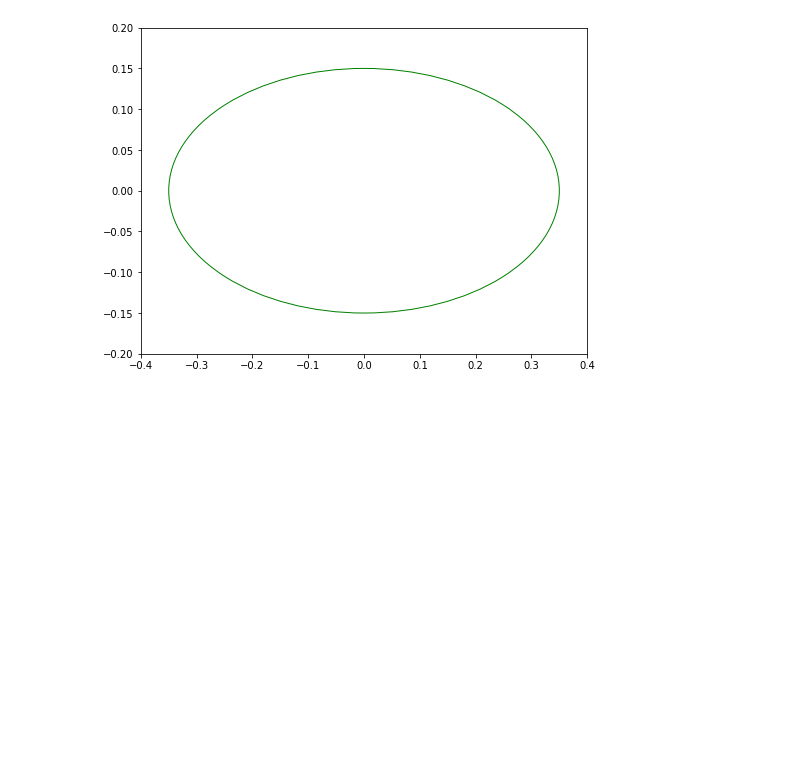
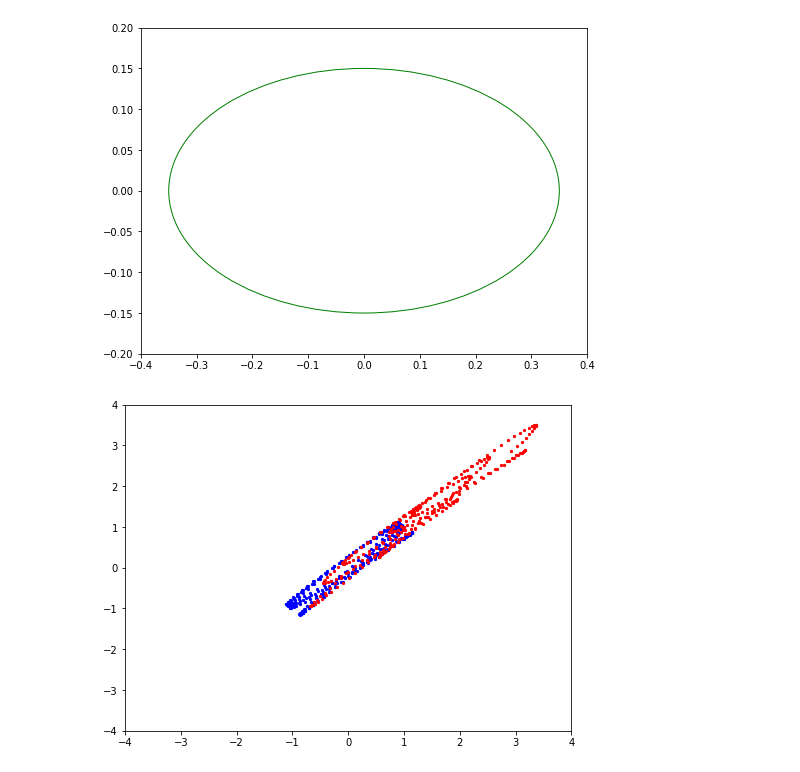
Before and after one commit to sy-eng/mosyamosya, a Jupyter notebook: bayesDL/chapter4/fig4_1.ipynb, the cells around one changed output. Drawn from its saved outputs; the diff is of its cells as text; code cells hidden in the pictures; blank space fills up the shorter version.

```diff
--- a/bayesDL/chapter4/fig4_1.ipynb
+++ b/bayesDL/chapter4/fig4_1.ipynb
@@ -316,3 +316,90 @@ plt.show()
 [[ 0.70710678  0.70710678]
  [-0.70710678  0.70710678]]
 [figure]
+# %%
+%matplotlib inline
+
+import numpy as np
+from matplotlib import pyplot as plt
+from matplotlib import patches
+import math
+from scipy.stats import multivariate_normal
+
+# Initial point
+z = np.array([1.0, 1.0])
+epsilon = 0.05
+epsilonU = epsilon
+epsilonP = epsilon
+L = 300
+
+mu = np.array([0.0, 0.0])
+# The covariance matrix has eigenvalue 0.7 for (1, -1) and 0.3 for (1, 1)
+# Then, the covariance matrix is ((0.5, -0.2), (-0.2, 0.5))
+covarianceMatrix = np.array([[0.25, -0.1], [-0.1, 0.25]])
+
+def U(z):
+    # U = -ln p~(z)
+    return (z - mu).dot(np.linalg.inv(covarianceMatrix).dot(z - mu)) / 2
+
+def K(p):
+    return p.dot(p) / 2
+
+def H(z, p):
+    return U(z) + K(p)
+
+def dU(z):
+    delta = 0.0001
+
+    retValue = []
+
+    for i in range(len(z)):
+        zTmpPlus = np.array(z)
+        zTmpMinus = np.array(z)
+
+        zTmpPlus[i] = zTmpPlus[i] + delta / 2
+        zTmpMinus[i] = zTmpMinus[i] - delta / 2
+        retValue.append((U(zTmpPlus) - U(zTmpMinus)) / delta)
+
+    return np.array(retValue)
+
+leapFrogX = [z[0]]
+leapFrogY = [z[1]]
+eulerX = [z[0]]
+eulerY = [z[1]]
+
+leapFrogZ = np.array(z)
+eulerZ = np.array(z)
+
+# Sample p.
+p = multivariate_normal(np.array([0.0, 0.0]), np.eye(2)).rvs()
+leapFrogP = np.array(p)
+eulerP = np.array(p)
+
+for j in range(L):
+    # Leap frog
+    leapFrogP = leapFrogP - epsilonU / 2 * dU(leapFrogZ)
+    leapFrogZ = leapFrogZ + epsilonP * leapFrogP
+    leapFrogP = leapFrogP - epsilonU / 2 * dU(leapFrogZ)
+
+    leapFrogX.append(leapFrogZ[0])
+    leapFrogY.append(leapFrogZ[1])
+
+    #Euler's
+    currentP = np.array(eulerP)
+    eulerP = eulerP - epsilonU * dU(leapFrogZ)
+    eulerZ = eulerZ + epsilonP * currentP
+
+    eulerX.append(eulerZ[0])
+    eulerY.append(eulerZ[1])
+
+fig = plt.figure(figsize = (8, 6))
+ax = fig.add_subplot(111)
+ax.set_xlim(-4.0, 4.0)
+ax.set_ylim(-4.0, 4.0)
+
+plt.scatter(leapFrogX, leapFrogY, color = "blue", s = 5.0)
+plt.scatter(eulerX, eulerY, color = "red", s = 5.0)
+
+plt.show()
+# %% [output]
+[figure, added]
```
